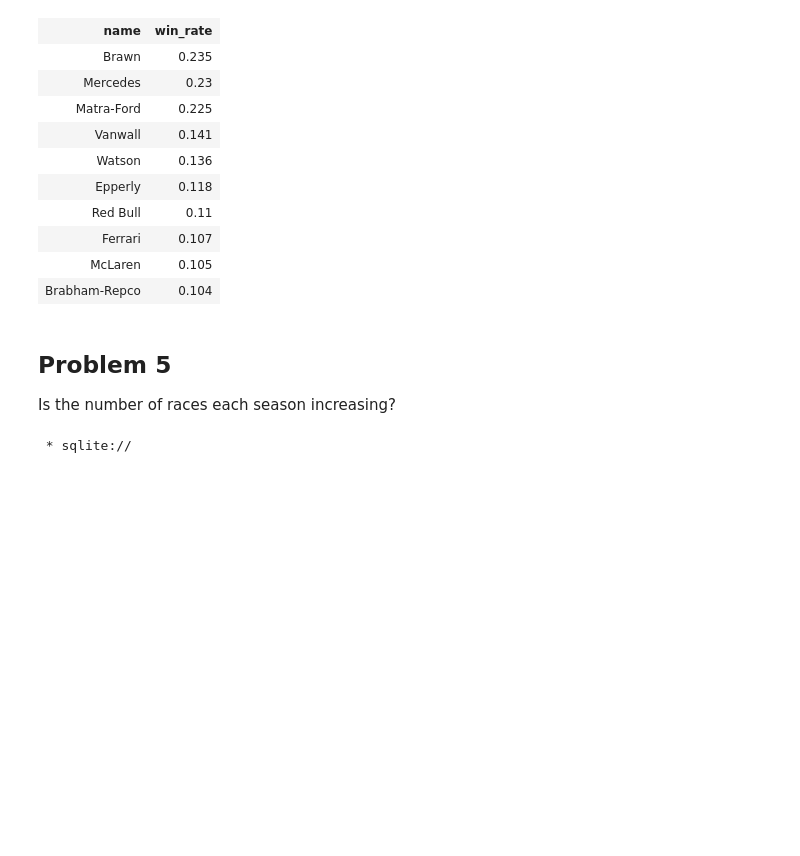
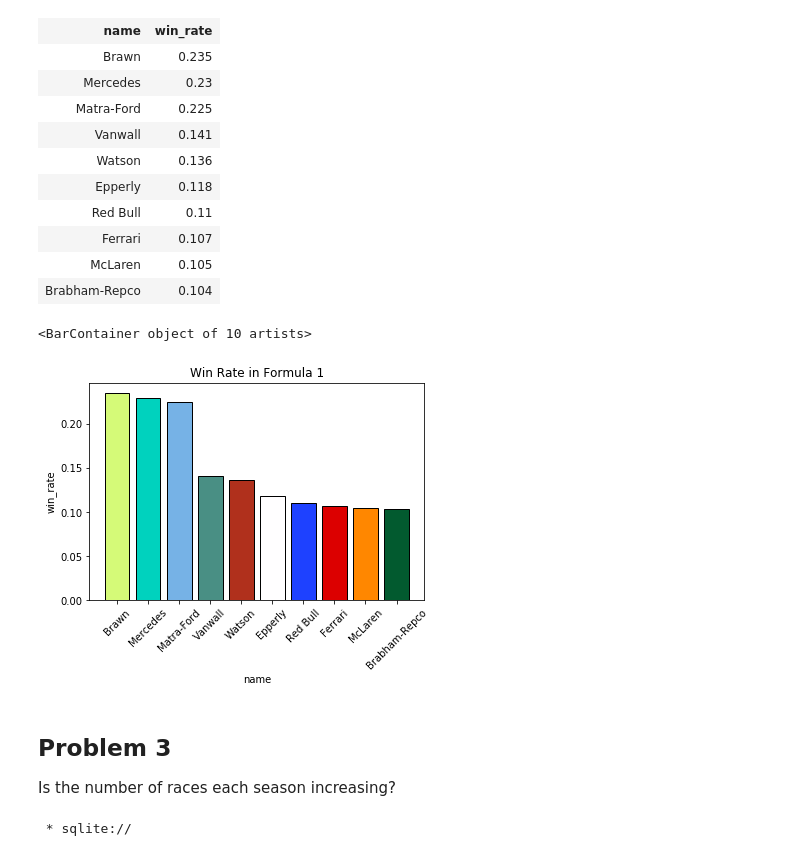
Before and after one commit to jla524/f1-analysis, a Jupyter notebook: formula-1-data-analysis.ipynb, the cells around one changed output. Drawn from its saved outputs; the diff is of its cells as text; code cells hidden in the pictures; blank space fills up the shorter version.

```diff
--- a/formula-1-data-analysis.ipynb
+++ b/formula-1-data-analysis.ipynb
@@ -233,8 +179,17 @@ Done.
 | Ferrari | 0.107 |
 | McLaren | 0.105 |
 | Brabham-Repco | 0.104 |
+# %%
+colors = ['#D5FA78', '#00D2BE', '#76B2E6', '#498F84', '#B0301C',
+          '#FFFEFF', '#1E41FF', '#DC0000', '#FF8700', '#025A2F']
+
+plt.title('Win Rate in Formula 1')
+_.bar(color=colors, edgecolor='#000000')
+# %% [output]
+<BarContainer object of 10 artists>
+[figure, added]
 # %% [markdown]
-## Problem 5
+## Problem 3
 Is the number of races each season increasing?
 # %%
 # Load races.csv as a DataFrame
```
Also changed, not shown: parts of 23 cells of this notebook.
